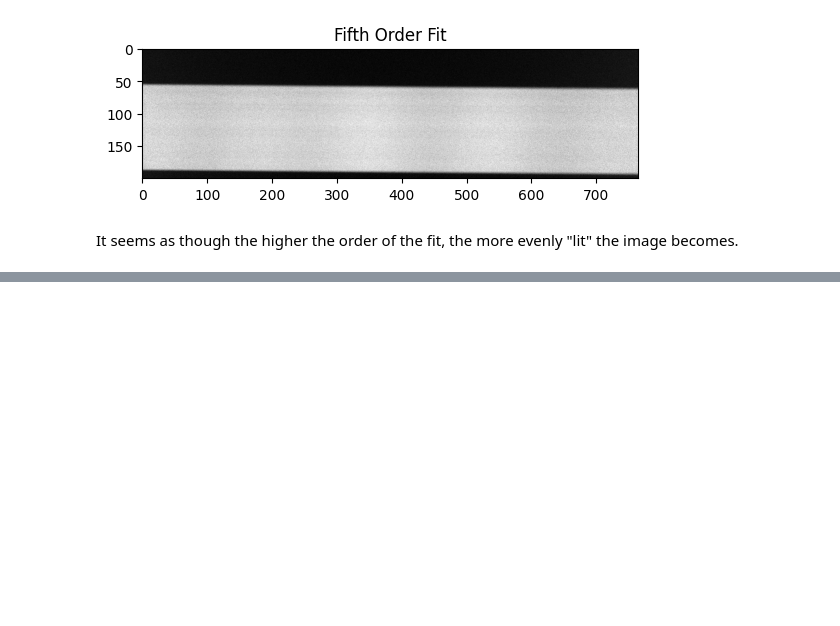
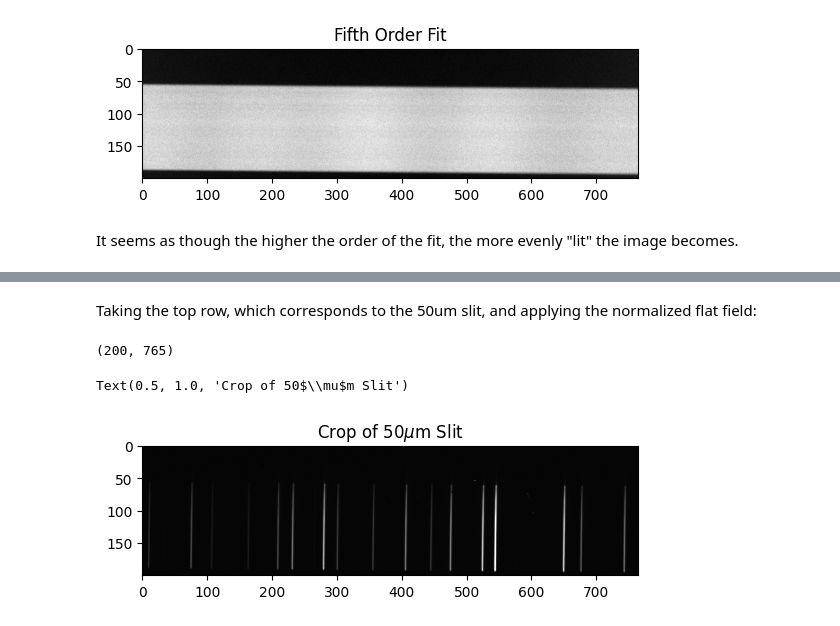
Before and after one commit to Efrain1013/AST_443, a Jupyter notebook: ryan_stuff/section_4_4.ipynb, the cells around one changed output, grey strips where cells are left out. Drawn from its saved outputs; the diff is of its cells as text; code cells hidden in the pictures; blank space fills up the shorter version.

```diff
--- a/ryan_stuff/section_4_4.ipynb
+++ b/ryan_stuff/section_4_4.ipynb
@@ -134,0 +155,11 @@ It seems as though the higher the order of the fit, the more evenly "lit" the im
+# %% [markdown]
+Taking the top row, which corresponds to the 50um slit, and applying the normalized flat field:
+# %%
+spectra_crop = spectra_data[:200,:]
+print(spectra_crop.shape)
+plt.imshow(spectra_crop,cmap='gray',vmax=5000)
+plt.title(r'Crop of 50$\mu$m Slit')
+# %% [output]
+(200, 765)
+Text(0.5, 1.0, 'Crop of 50$\\mu$m Slit')
+[figure, added]
```
Also changed, not shown: parts of 6 cells of this notebook.
